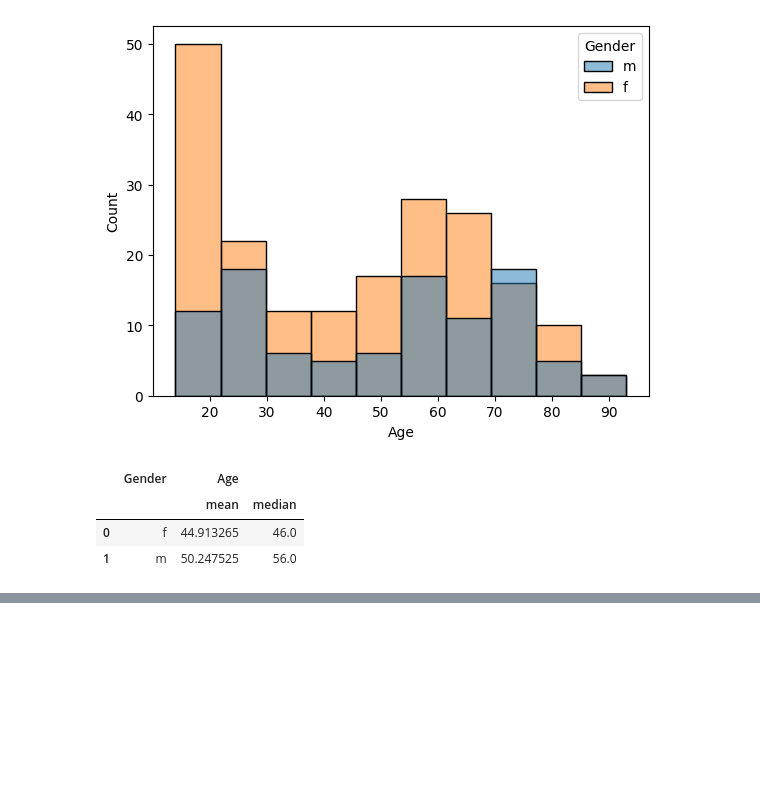
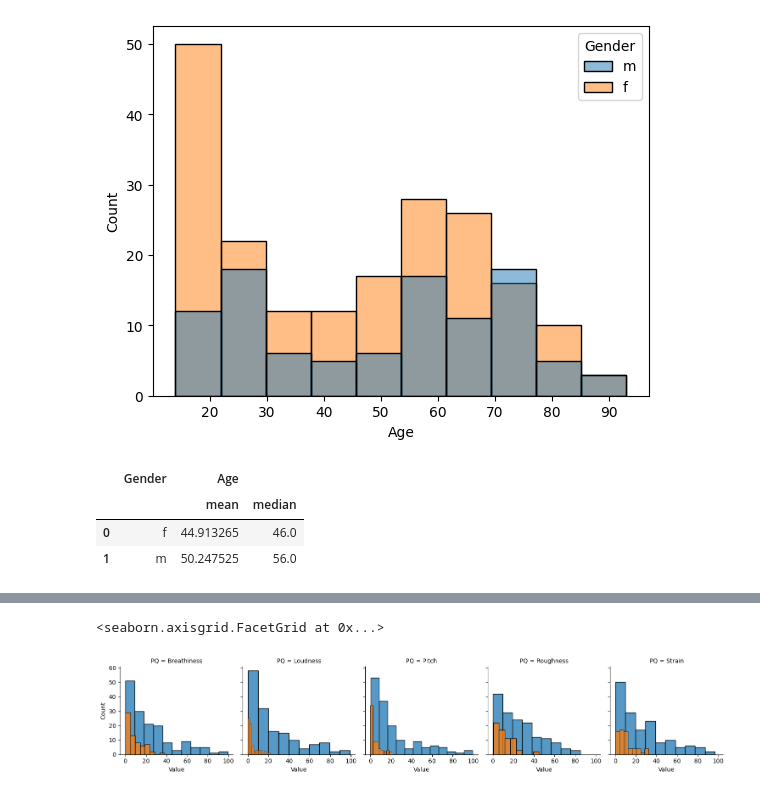
Before and after one commit to Berkeley-Speech-Group/audio_ml_workshop_2023, a Jupyter notebook: notebooks/00_data_exploration.ipynb, the cells around one changed output, grey strips where cells are left out. Saved outputs shown, nothing was run; the diff lists cells and outputs as text; code cells hidden in the pictures; blank space fills up the shorter version.

```diff
--- a/notebooks/00_data_exploration.ipynb
+++ b/notebooks/00_data_exploration.ipynb
@@ -188,0 +447,7 @@ So that's interesting!
+# %%
+# Same df as before, but going to include the File to make it clearer
+pq_and_diagnosis_df = matched_df[["File", "Age", "Diagnosis ", "Breathiness", "Loudness", "Pitch", "Roughness", "Strain"]]
+
+# Make a Long DataFrame
+long_df = pd.melt(pq_and_diagnosis_df, id_vars = ["File", "Age", "Diagnosis "], value_vars=["Breathiness", "Loudness", "Pitch", "Roughness", "Strain"], var_name = "PQ", value_name = "Value")
+long_df.sort_values("File", ascending=False).head(10)
@@ -188,0 +466,7 @@ So that's interesting!
+# %%
+# Make a FacetGrid to plot a lot of things all at once
+g = sns.FacetGrid(data=long_df, col = "PQ", hue = "Diagnosis ")
+g.map(sns.histplot, "Value")
+# %% [output]
+<seaborn.axisgrid.FacetGrid at 0x...>
+[figure, added]
```
Also changed, not shown: parts of 41 cells of this notebook.
